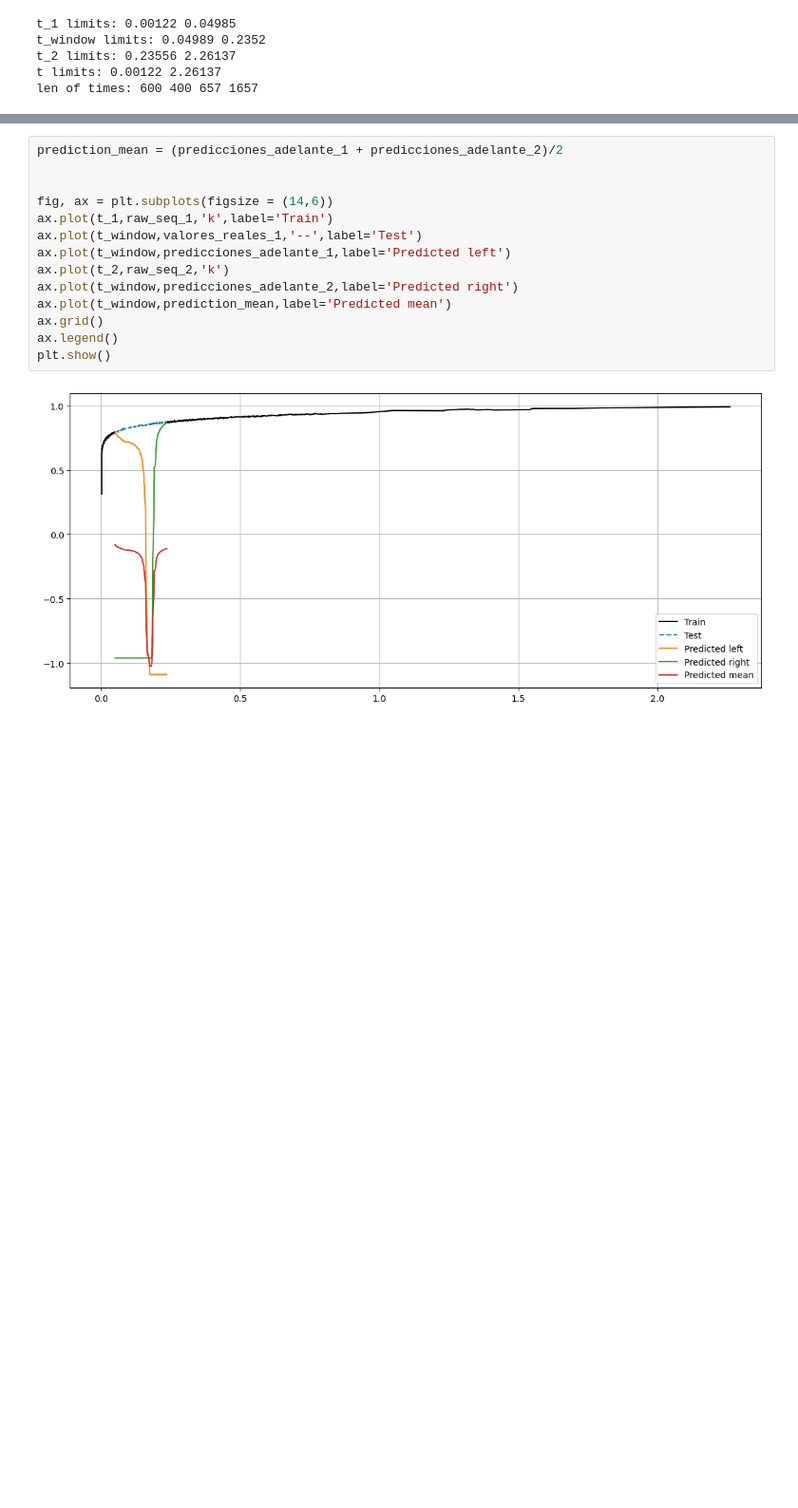
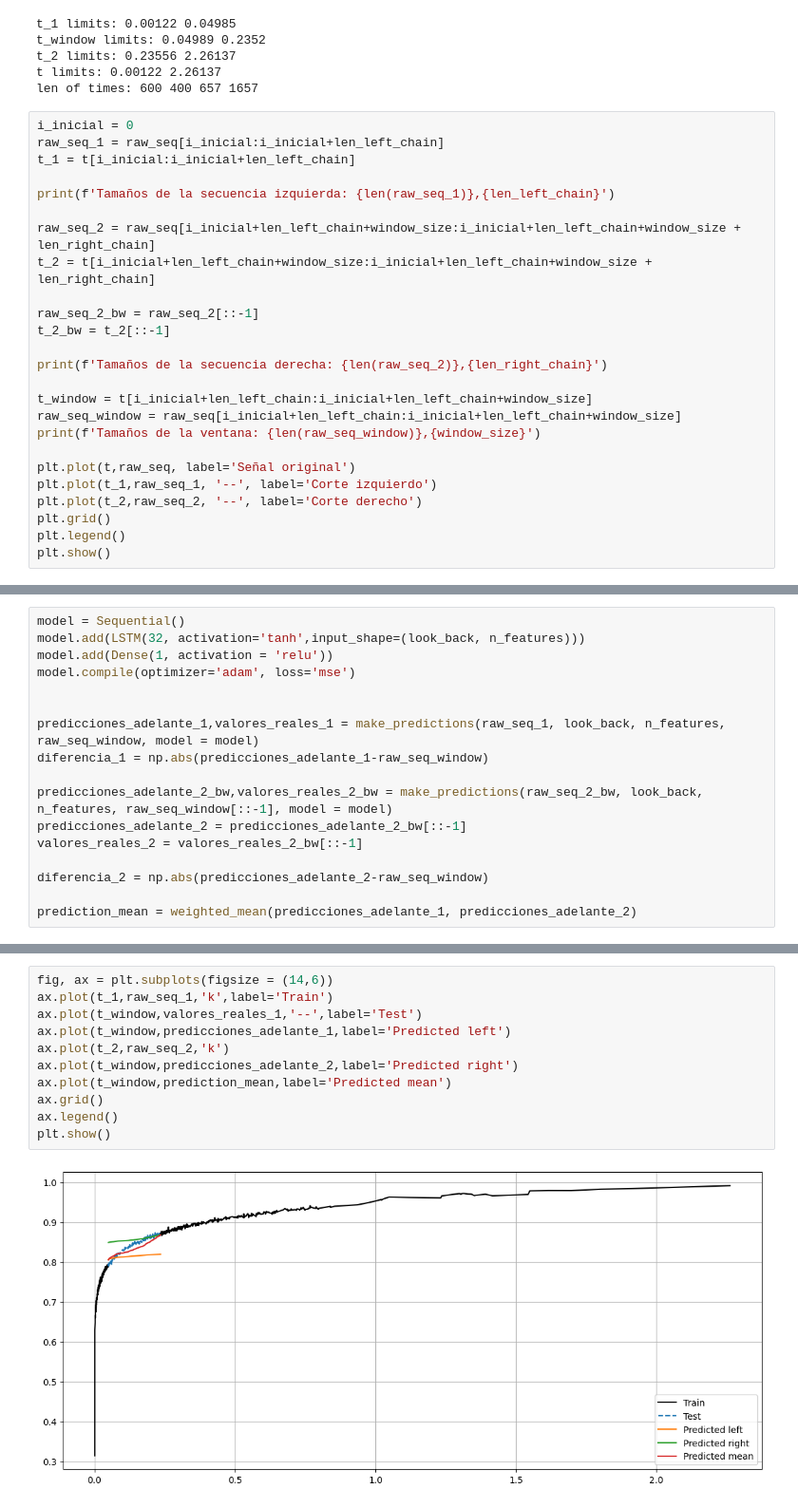
Before and after one commit to matiasleize/final_exam_ML, a Jupyter notebook: final_cosmo_data.ipynb, the cells around one changed output, grey strips where cells are left out. Shown at 95% size. Cells and saved outputs as stored; diff of their text form; blank space fills up the shorter version.

```diff
--- a/final_cosmo_data.ipynb
+++ b/final_cosmo_data.ipynb
@@ -128,3 +154,28 @@ t_window limits: 0.04989 0.2352
 t_2 limits: 0.23556 2.26137
 t limits: 0.00122 2.26137
 len of times: 600 400 657 1657
+# %%
+i_inicial = 0
+raw_seq_1 = raw_seq[i_inicial:i_inicial+len_left_chain]
+t_1 = t[i_inicial:i_inicial+len_left_chain]
+
+print(f'Tamaños de la secuencia izquierda: {len(raw_seq_1)},{len_left_chain}')
+
+raw_seq_2 = raw_seq[i_inicial+len_left_chain+window_size:i_inicial+len_left_chain+window_size + len_right_chain]
+t_2 = t[i_inicial+len_left_chain+window_size:i_inicial+len_left_chain+window_size + len_right_chain]
+
+raw_seq_2_bw = raw_seq_2[::-1]
+t_2_bw = t_2[::-1]
+
+print(f'Tamaños de la secuencia derecha: {len(raw_seq_2)},{len_right_chain}')
+
+t_window = t[i_inicial+len_left_chain:i_inicial+len_left_chain+window_size]
+raw_seq_window = raw_seq[i_inicial+len_left_chain:i_inicial+len_left_chain+window_size]
+print(f'Tamaños de la ventana: {len(raw_seq_window)},{window_size}')
+
+plt.plot(t,raw_seq, label='Señal original')
+plt.plot(t_1,raw_seq_1, '--', label='Corte izquierdo')
+plt.plot(t_2,raw_seq_2, '--', label='Corte derecho')
+plt.grid()
+plt.legend()
+plt.show()
@@ -227,0 +305,17 @@ plt.show()
+# %%
+model = Sequential()
+model.add(LSTM(32, activation='tanh',input_shape=(look_back, n_features)))
+model.add(Dense(1, activation = 'relu'))
+model.compile(optimizer='adam', loss='mse')
+
+
+predicciones_adelante_1,valores_reales_1 = make_predictions(raw_seq_1, look_back, n_features, raw_seq_window, model = model)
+diferencia_1 = np.abs(predicciones_adelante_1-raw_seq_window)
+
+predicciones_adelante_2_bw,valores_reales_2_bw = make_predictions(raw_seq_2_bw, look_back, n_features, raw_seq_window[::-1], model = model)
+predicciones_adelante_2 = predicciones_adelante_2_bw[::-1]
+valores_reales_2 = valores_reales_2_bw[::-1]
+
+diferencia_2 = np.abs(predicciones_adelante_2-raw_seq_window)
+
+prediction_mean = weighted_mean(predicciones_adelante_1, predicciones_adelante_2)
@@ -228,16 +363,13 @@ plt.show()
 # %%
-prediction_mean = (predicciones_adelante_1 + predicciones_adelante_2)/2
-
-
 fig, ax = plt.subplots(figsize = (14,6))
 ax.plot(t_1,raw_seq_1,'k',label='Train')
 ax.plot(t_window,valores_reales_1,'--',label='Test')
 ax.plot(t_window,predicciones_adelante_1,label='Predicted left')
 ax.plot(t_2,raw_seq_2,'k')
 ax.plot(t_window,predicciones_adelante_2,label='Predicted right')
 ax.plot(t_window,prediction_mean,label='Predicted mean')
 ax.grid()
 ax.legend()
 plt.show()
 # %% [output]
-[figure, old version]
+[figure, new version]
```
Also changed, not shown: parts of 17 cells of this notebook.
